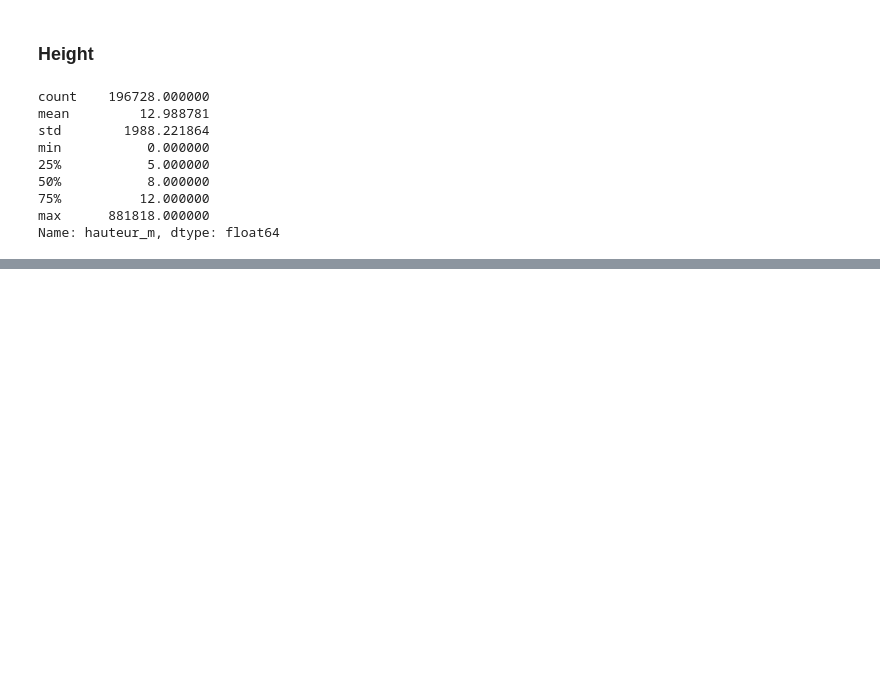
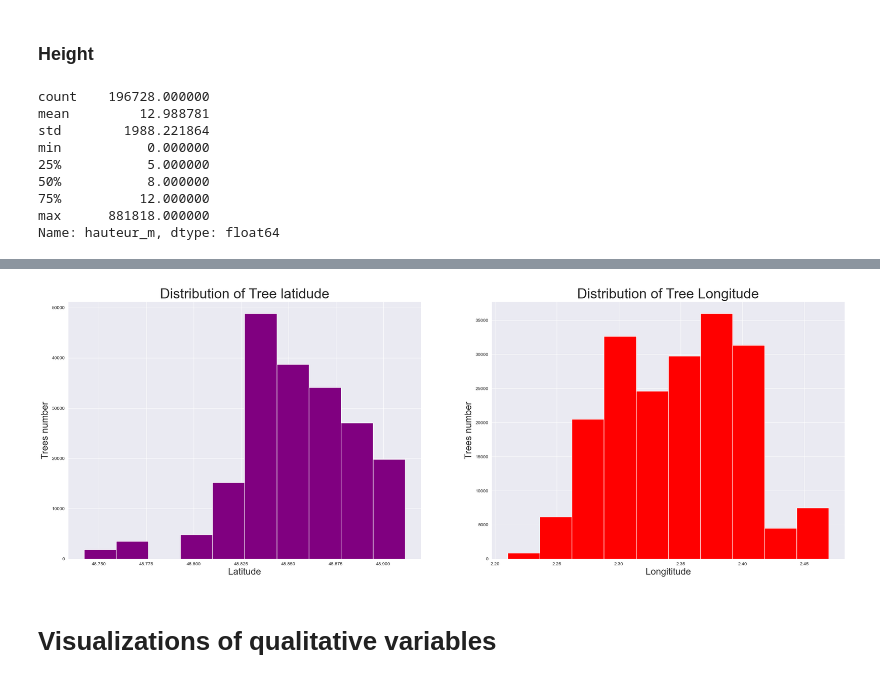
Before and after one commit to preudh/OC_IA_P2_concours_smart_city, a Jupyter notebook: notebooks/smartcity.ipynb, the cells around one changed output, grey strips where cells are left out. Cells and saved outputs as stored; diff of their text form; code cells hidden in the pictures; blank space fills up the shorter version.

```diff
--- a/notebooks/smartcity.ipynb
+++ b/notebooks/smartcity.ipynb
@@ -477,0 +689,17 @@ else:
+# %%
+plt.figure(figsize=(30, 10))
+plt.subplot(1, 2, 1)
+plt.hist(df_cleaned['geo_point_2d_a'], color='purple')
+plt.xlabel("Latitude", fontsize=20)
+plt.ylabel("Trees number", fontsize=20)
+plt.title("Distribution of Tree latidude", fontsize=30)
+plt.subplot(1, 2, 2)
+plt.hist(df_cleaned['geo_point_2d_b'], color='red')
+plt.xlabel("Longititude", fontsize=20)
+plt.ylabel("Trees number", fontsize=20)
+plt.title("Distribution of Tree Longitude", fontsize=30)
+plt.show()
+# %% [output]
+[figure, added]
+# %% [markdown]
+# Visualizations of qualitative variables
```
Also changed, not shown: parts of 34 cells of this notebook.
